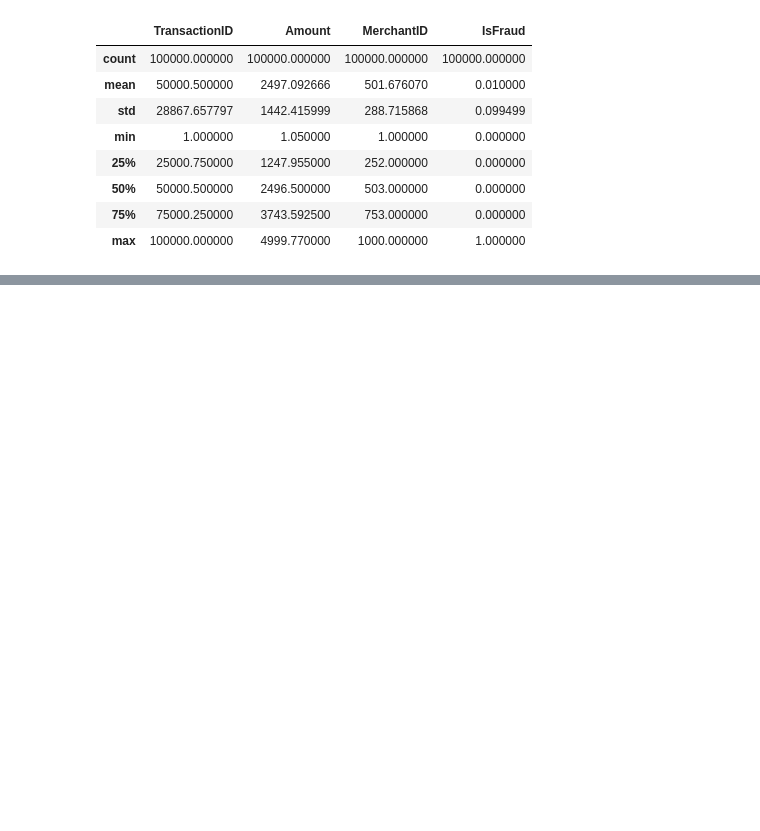
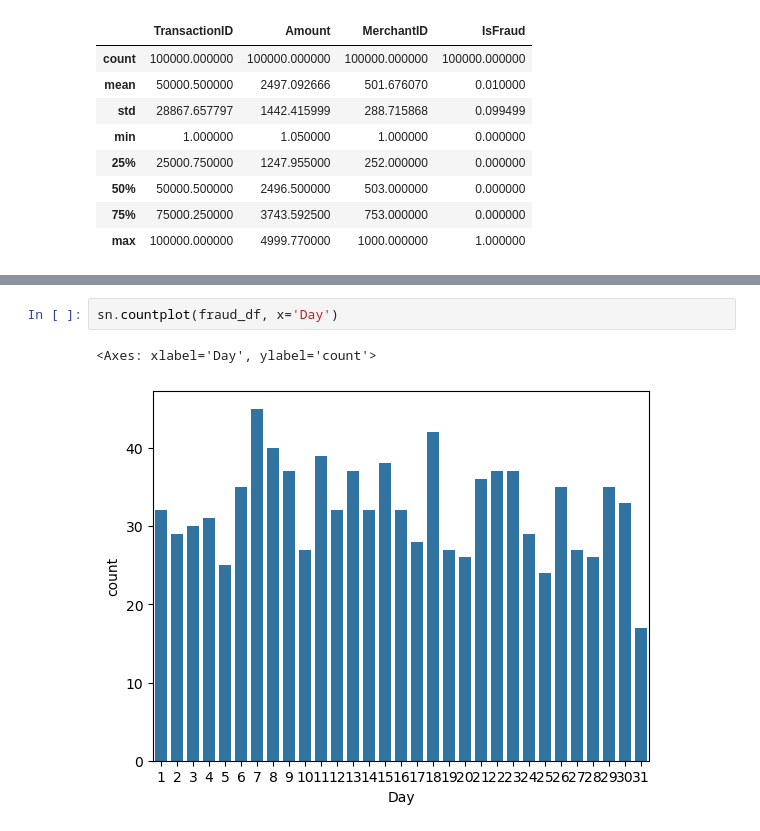
Before and after one commit to dalgurnawi/machine_learning, a Jupyter notebook: fraud_data.ipynb, the cells around one changed output, grey strips where cells are left out. Drawn from its saved outputs; the diff is of its cells as text; blank space fills up the shorter version.

```diff
--- a/fraud_data.ipynb
+++ b/fraud_data.ipynb
@@ -140,0 +276,5 @@ cities
+# %%
+sn.countplot(fraud_df, x='Day')
+# %% [output]
+<Axes: xlabel='Day', ylabel='count'>
+[figure, added]
```
Also changed, not shown: parts of 37 cells of this notebook, 2 other files.
